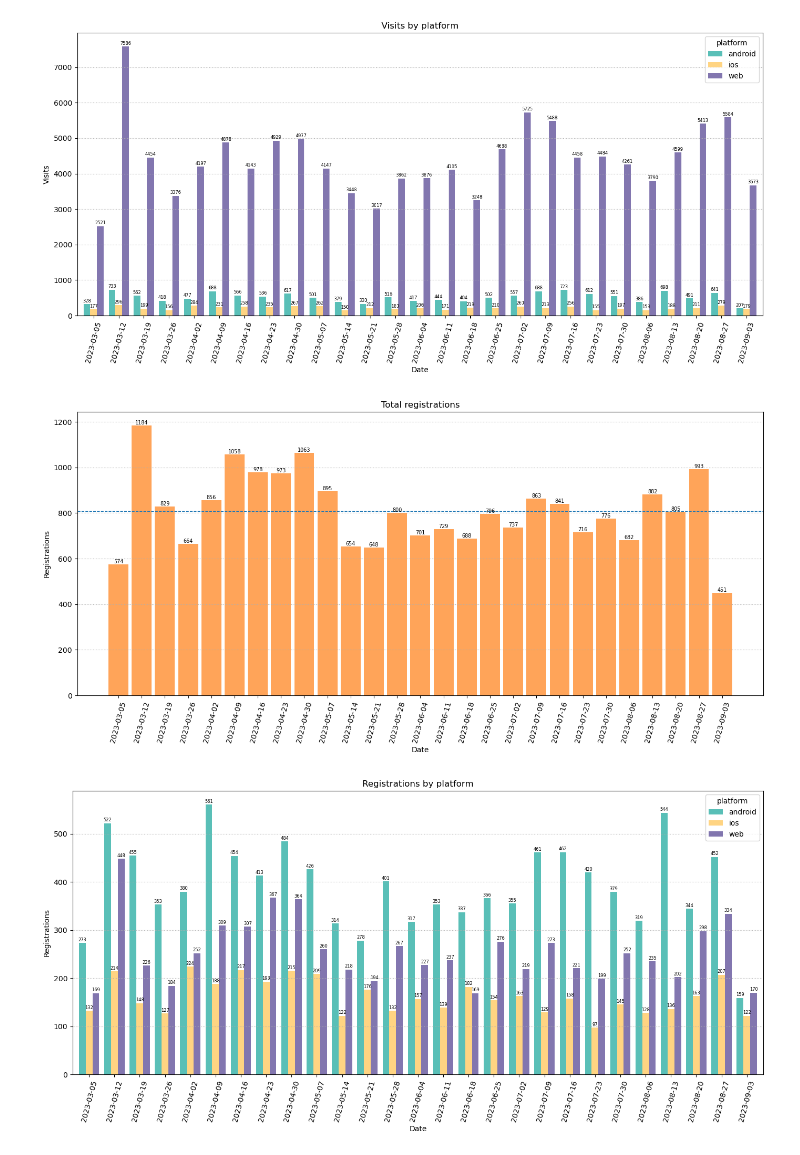
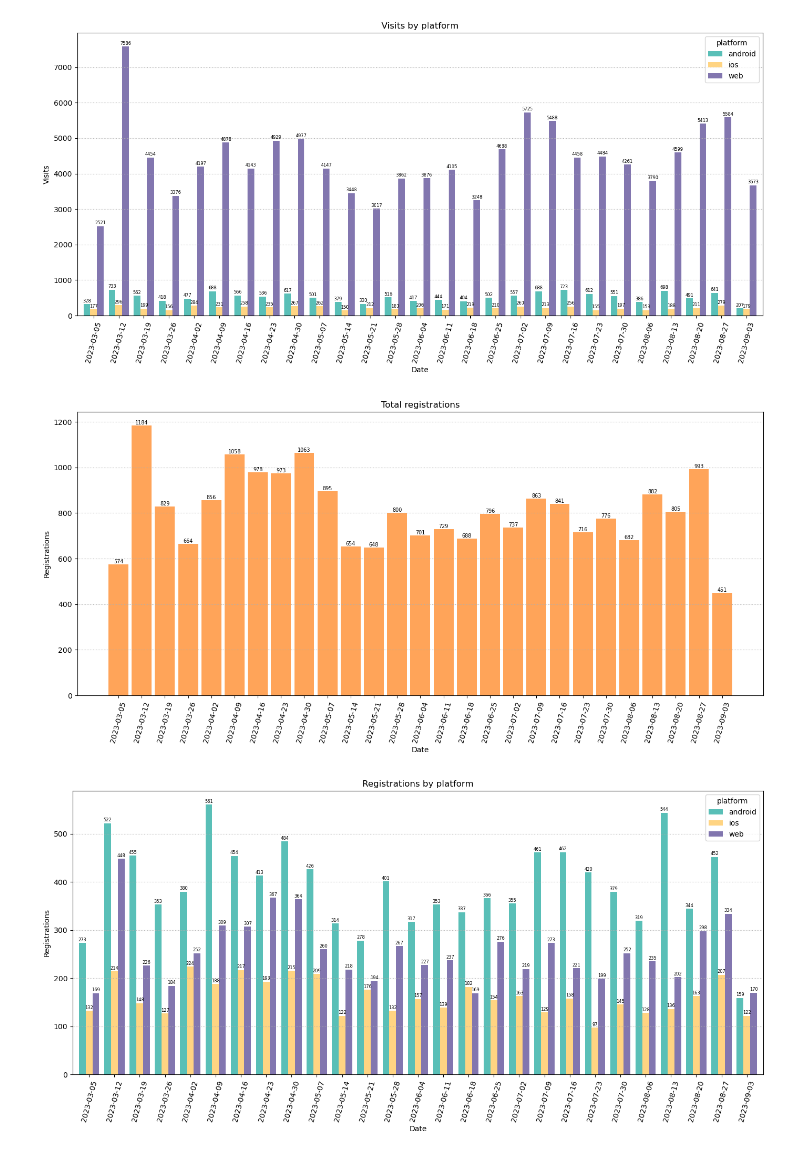
Before and after one commit to Unbeliev4ble/Conversion_dashboard, a Jupyter notebook: charts_project.ipynb, the cells around one changed output. Cells and saved outputs as stored; diff of their text form; code cells hidden in the pictures.

Commit message:
updated chart

```diff
--- a/charts_project.ipynb
+++ b/charts_project.ipynb
@@ -227,38 +227,38 @@ plt.show()
 # %%
 # регистрации
 
 fig, ax = plt.subplots(figsize=(14, 7))
 
-gr_dates['registrations'].mean()
-plt.axhline(y=gr_dates['registrations'].mean(),       # линия среднего кол-ва посетителей для презентации
-            linestyle='--',
-            linewidth=1,
-            label="average number of regs")
+# gr_dates['registrations'].mean()
+# plt.axhline(y=gr_dates['registrations'].mean(),       # линия среднего кол-ва регистраций для презентации
+#             linestyle='--',
+#             linewidth=1,
+#             label="average number of regs")
 
 ax.bar(gr_dates['date_group'],
        gr_dates['registrations'],
        color = charts_colors['registrations'],
        width = 6,
        alpha = 0.65)
 
 ax.set(xlabel='Date',
        ylabel='Registrations',
        title='Total registrations')
 
 ax.bar_label(ax.containers[0],
              fontsize=7,
              padding=0)
 
 plt.xticks(gr_dates['date_group'],
            rotation=75)
 
 ax.grid(axis='y', ls=':')
 
 plt.tight_layout()
 plt.savefig('./charts/Total_registrations.png')
 plt.show()
 # %% [output]
-[figure, old version]
+[figure, new version]
 # %%
 # регистрации в разрезе платформы
 
```
Also changed, not shown: parts of 1 cell of this notebook, 2 other files.
